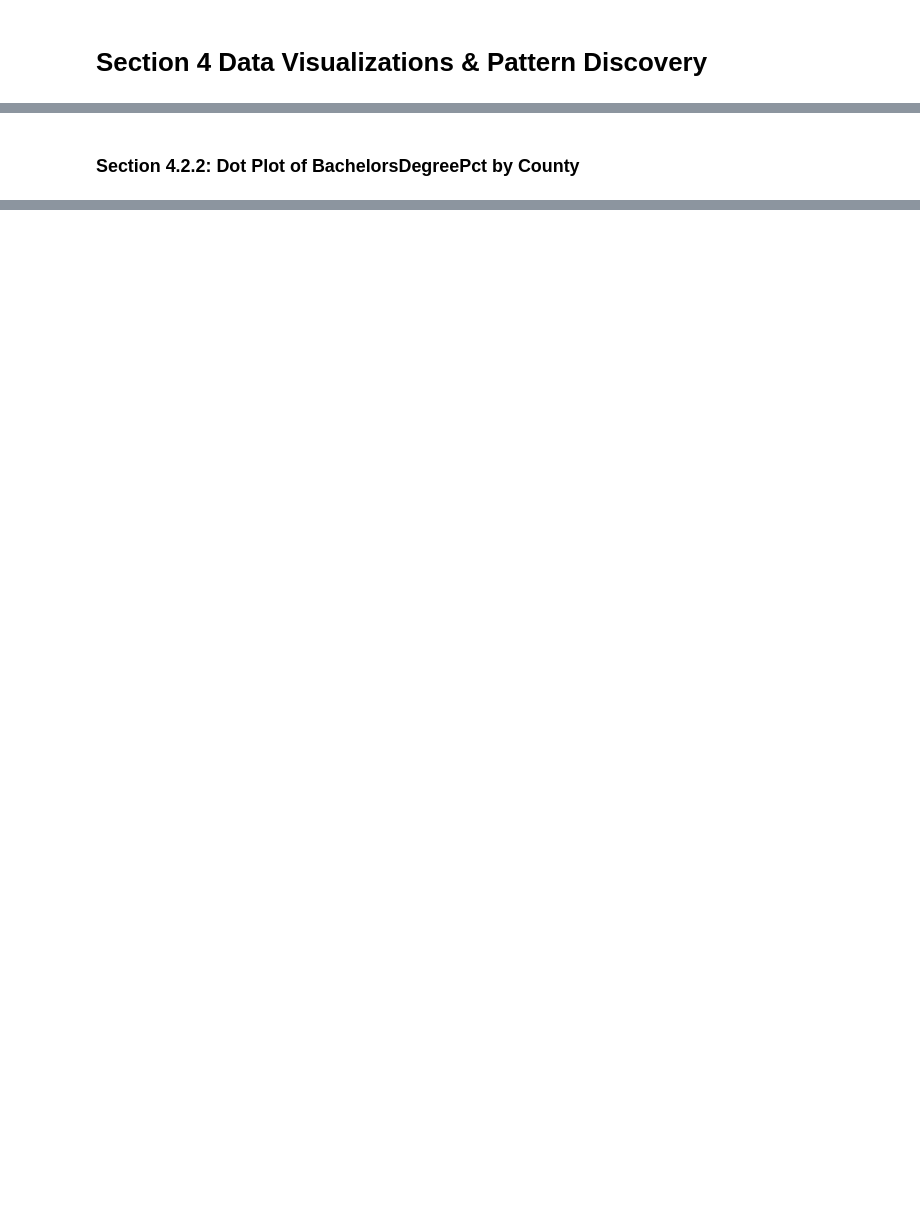
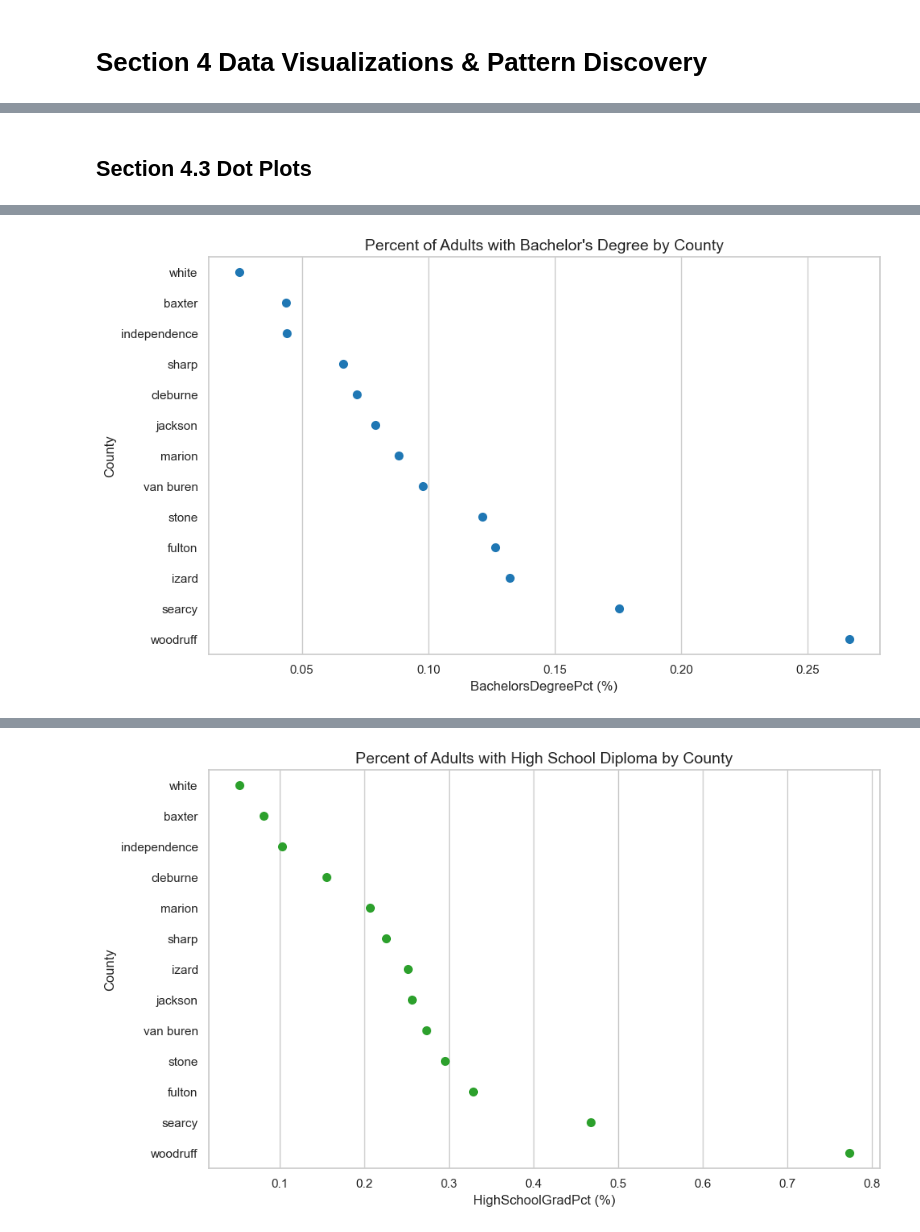
Before and after one commit to JBtallgrass/Ballard-Capstone-proj, a Jupyter notebook: capstone_analyticsv1.ipynb, the cells around one changed output, grey strips where cells are left out. Cells and saved outputs as stored; diff of their text form; code cells hidden in the pictures; blank space fills up the shorter version.

Commit message:
section 4 viz work is complete

```diff
--- a/capstone_analyticsv1.ipynb
+++ b/capstone_analyticsv1.ipynb
@@ -63,5 +63,12 @@ logging.basicConfig(
     ]
 )
 
+# --- Global Color Mapping for Key Variables (Percentages) ---
+variable_colors = {
+    "BachelorsDegreePct": "#1f77b4",   # Blue
+    "HighSchoolGradPct": "#2ca02c",    # Green
+    "PovertyRate": "#ff7f0e",          # Orange
+    "UnemploymentRate": "#d62728"      # Red
+}
 
 print("Environment ready. Paths and logging configured.")
@@ -470,25 +734,29 @@ for var in variables:
-# %% [markdown]
-### Section 4.2.2: Dot Plot of BachelorsDegreePct by County
+# %% [markdown]
+## Section 4.3 Dot Plots
 # %%
-# Section 4.2.2: Dot Plot of BachelorsDegreePct by County
+# Section 4.3: Dot Plots by County for Key Indicators
 
+dot_vars = {
+    "BachelorsDegreePct": "Percent of Adults with Bachelor's Degree by County",
+    "HighSchoolGradPct": "Percent of Adults with High School Diploma by County",
+    "PovertyRate": "Poverty Rate by County",
+    "UnemploymentRate": "Unemployment Rate by County"
+}
 
-# Reset index so 'county' becomes a column
-df_plot = df_nca_final.reset_index()
+for var, title in dot_vars.items():
+    df_plot = df_nca_final.reset_index().sort_values(var)
 
-# Sort for cleaner plot
-df_plot = df_plot.sort_values('BachelorsDegreePct')
+    plt.figure(figsize=(10, 6))
+    sns.stripplot(y='county', x=var, data=df_plot,
+                  size=8, color=variable_colors[var], jitter=False)
 
-plt.figure(figsize=(10, 6))
-sns.stripplot(y='county', x='BachelorsDegreePct', data=df_plot, size=8, color='steelblue', jitter=False)
+    plt.title(title, fontsize=14)
+    plt.xlabel(f"{var} (%)")
+    plt.ylabel("County")
+    plt.tight_layout()
 
-plt.title("Percent of Adults with Bachelor's Degree by County", fontsize=14)
-plt.xlabel("BachelorsDegreePct (%)")
-plt.ylabel("County")
-plt.tight_layout()
-
-# Save
-filename = "section4_2_2_dotplot_bachelorsdegreepct.png"
-plt.savefig(image_dir / filename, dpi=300, bbox_inches='tight')
-logging.info(f"📍 Saved: {filename}")
-plt.show()
+    filename = f"section4_3_dotplot_{var.lower()}.png"
+    plt.savefig(image_dir / filename, dpi=300, bbox_inches='tight')
+    logging.info(f"[Section 4.3] Saved: {filename}")
+    plt.show()
+# %% [output]
@@ -494,0 +764 @@ plt.show()
+[figure, added]
@@ -494,0 +766 @@ plt.show()
+[figure, added]
```
Also changed, not shown: parts of 25 cells of this notebook, 15 other files.
